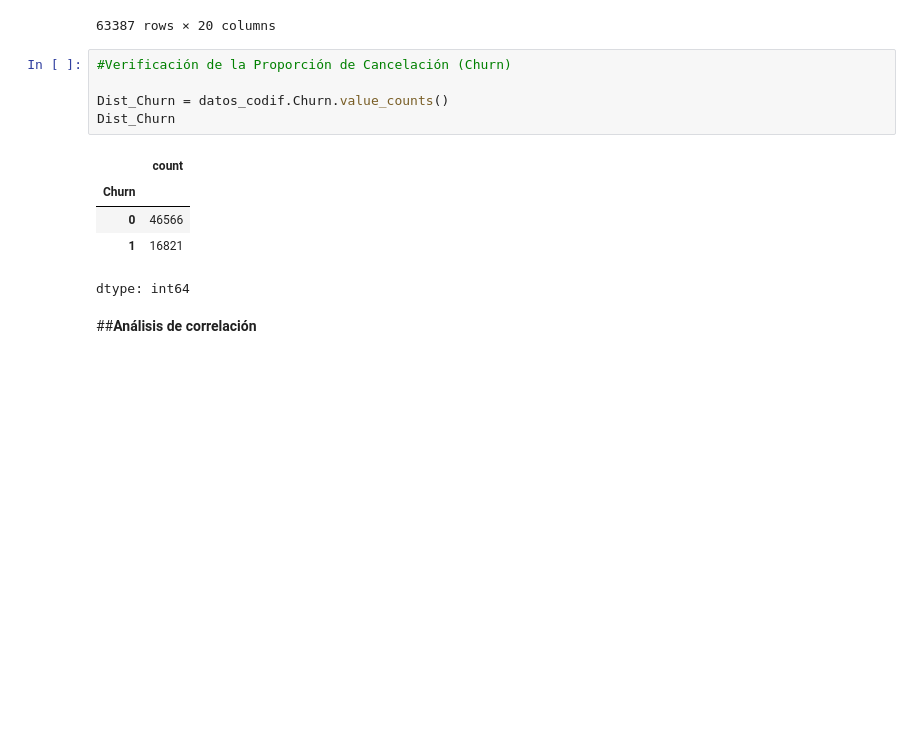
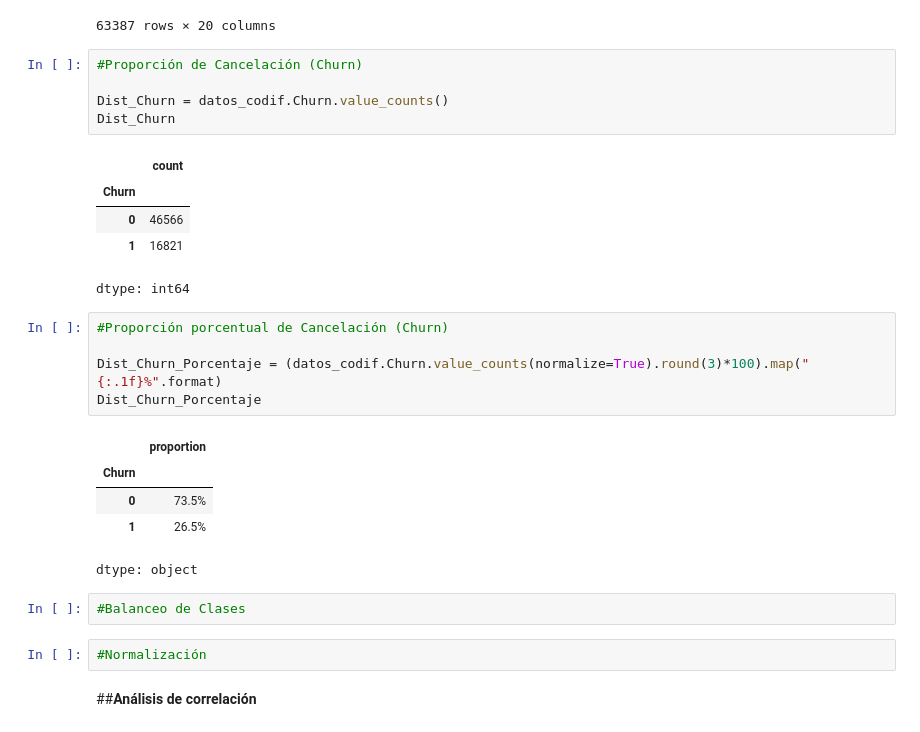
Before and after one commit to Nore-gibhub/Challenge3_TelecomX_part2, a Jupyter notebook: challenge3.ipynb, the cells around one changed output. Drawn from its saved outputs; the diff is of its cells as text; blank space fills up the shorter version.

```diff
--- a/challenge3.ipynb
+++ b/challenge3.ipynb
@@ -125,7 +137,7 @@ datos_codif
 | 63386 | 0 | 0 | 0 | 1 | 1 | ... |
 63387 rows × 20 columns
 # %%
-#Verificación de la Proporción de Cancelación (Churn)
+#Proporción de Cancelación (Churn)
 
 Dist_Churn = datos_codif.Churn.value_counts()
 Dist_Churn
@@ -135,6 +147,21 @@ Dist_Churn
 | 0 | 46566 |
 | 1 | 16821 |
 dtype: int64
+# %%
+#Proporción porcentual de Cancelación (Churn)
+
+Dist_Churn_Porcentaje = (datos_codif.Churn.value_counts(normalize=True).round(3)*100).map("{:.1f}%".format)
+Dist_Churn_Porcentaje
+# %% [output]
+|  | proportion |
+| Churn |  |
+| 0 | 73.5% |
+| 1 | 26.5% |
+dtype: object
+# %%
+#Balanceo de Clases
+# %%
+#Normalización
 # %% [markdown]
 ##**Análisis de correlación**
 # %% [markdown]
```
Also changed, not shown: parts of 1 cell of this notebook.
